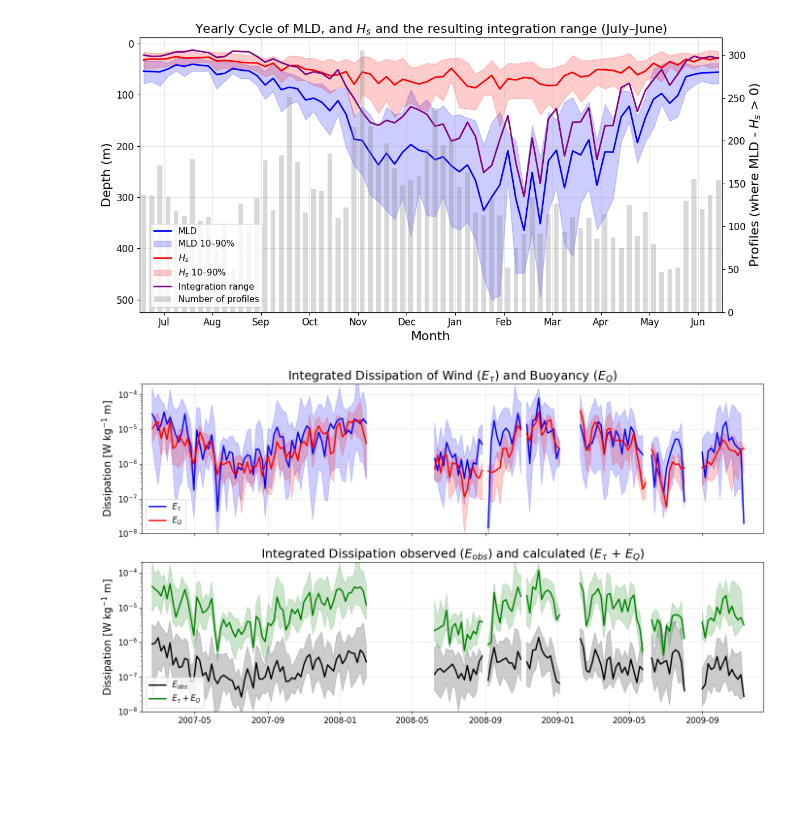
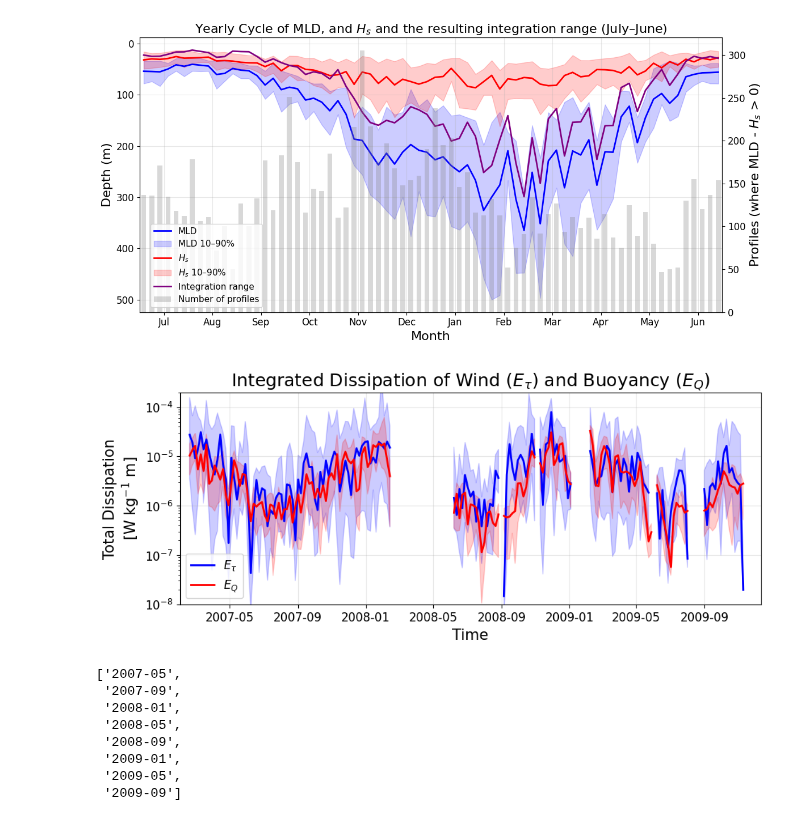
Before and after one commit to tillmrtz/dissipationSML, a Jupyter notebook: notebooks/dissipation_multiple_gliders.ipynb, the cells around one changed output. Drawn from its saved outputs; the diff is of its cells as text; code cells hidden in the pictures; blank space fills up the shorter version.

```diff
--- a/notebooks/dissipation_multiple_gliders.ipynb
+++ b/notebooks/dissipation_multiple_gliders.ipynb
@@ -1987,12 +2185,32 @@ def plot_dissipation_time_series(mld_ds_list, n_bins=3, percentile_interval=[10,
 
         plt.tight_layout(rect=[0, 0, 1, 0.96])
     return fig, ax
-# %%
-fig, ax = plot_dissipation_time_series(mld_list, n_bins=6, percentile_interval=[10,90])
-fig.savefig(thesis_resources_path + "/Dissipation_time_series.png", dpi=300, bbox_inches='tight')
-plt.show()
-# %% [output]
-[figure, removed]
+# %%
+fig, ax = plot_dissipation_time_series(mld_list, n_bins=6, percentile_interval=[10,90])
+#fig.savefig(thesis_resources_path + "/Dissipation_time_series.png", dpi=300, bbox_inches='tight')
+### delete ax[1] from the figure but take its x-axis limits and labels and put them on ax[0]
+fig.canvas.draw()
+
+# Copy x-axis from ax[1] to ax[0]
+ax[0].set_xlabel('Time', fontsize=15)
+ax[0].set_ylabel('Total Dissipation\n'+r'[W kg$^{-1}$ m]', fontsize=15)
+fig.delaxes(ax[1])
+fig.set_size_inches(9, 8)
+fig.savefig("/Users/tillmoritz/Desktop/OSM/Dissipation_time_series.png", dpi=300, bbox_inches='tight')
+plt.show()
+# %% [output]
+[figure, added]
+# %%
+xticklabels
+# %% [output]
+['2007-05',
+ '2007-09',
+ '2008-01',
+ '2008-05',
+ '2008-09',
+ '2009-01',
+ '2009-05',
+ '2009-09']
 # %%
 import numpy as np
 import pandas as pd
```
Also changed, not shown: parts of 16 cells of this notebook, 9 other files.
